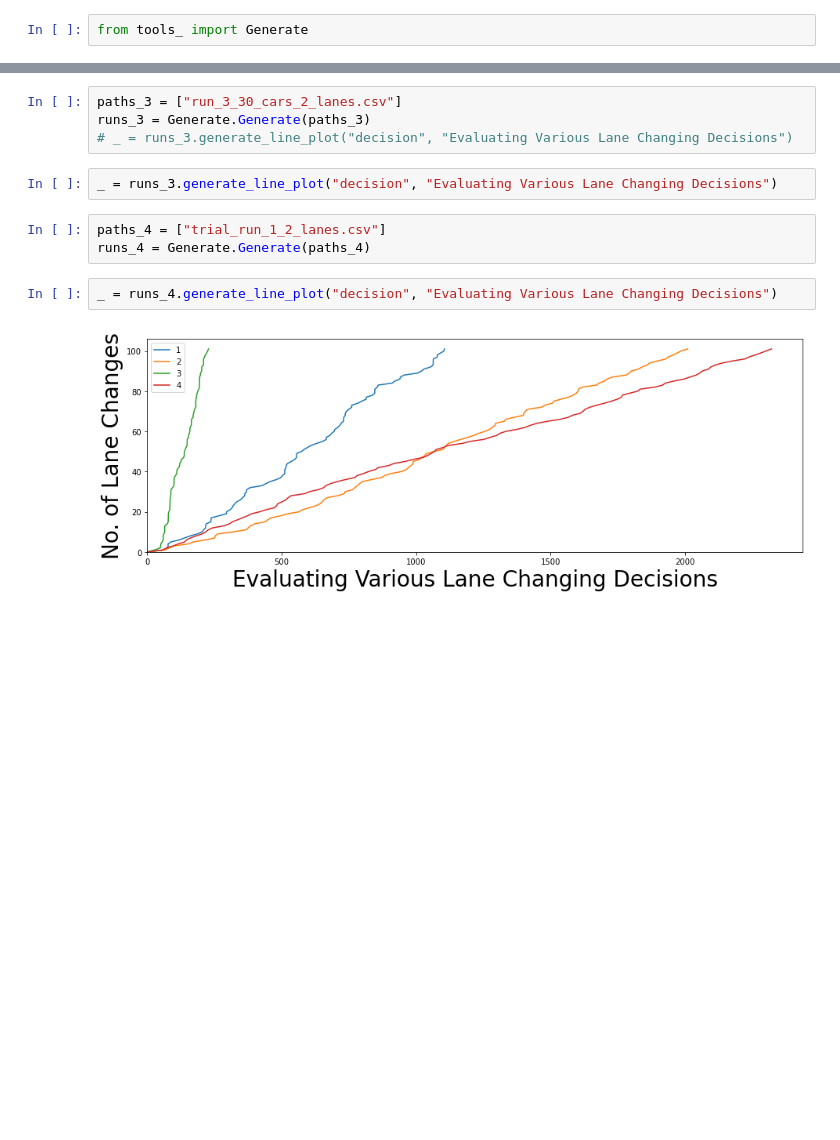
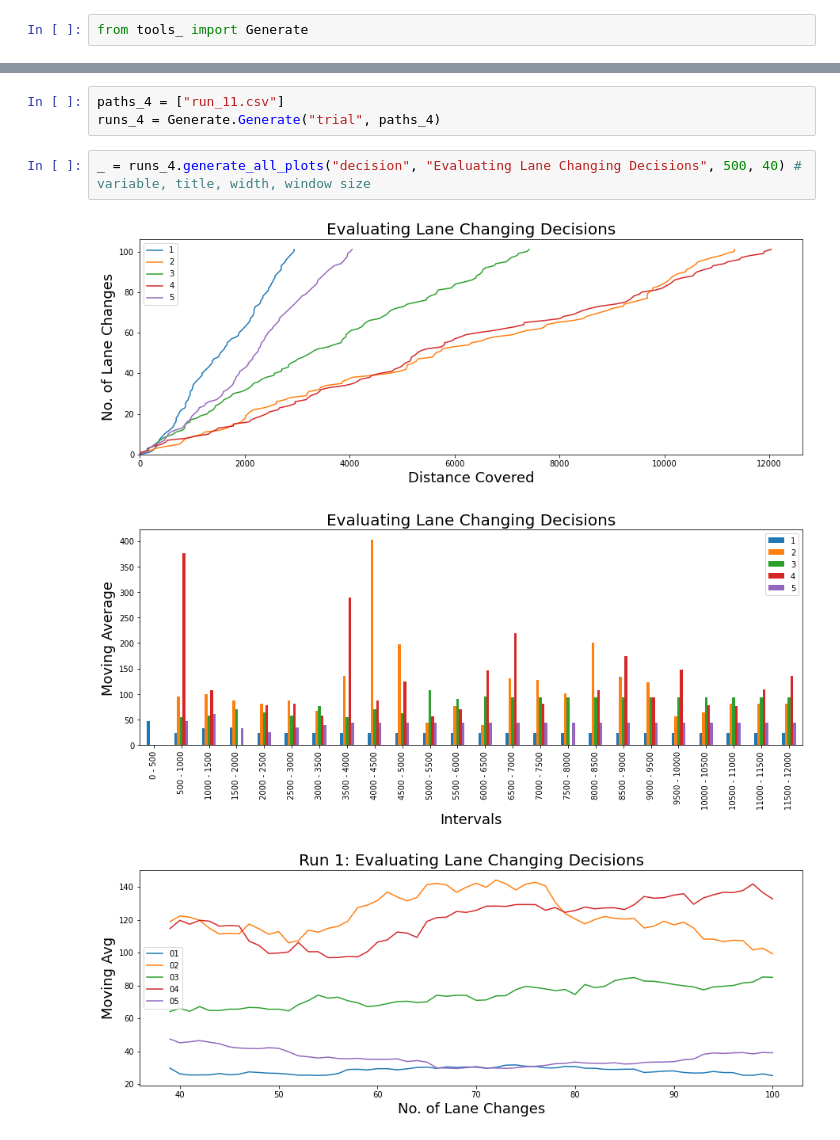
Before and after one commit to Shiv3901/Model_Tester, a Jupyter notebook: Experiment_oct_14.ipynb, the cells around one changed output, grey strips where cells are left out. Drawn from its saved outputs; the diff is of its cells as text; blank space fills up the shorter version.

```diff
--- a/Experiment_oct_14.ipynb
+++ b/Experiment_oct_14.ipynb
@@ -95,13 +36,9 @@ _ = runs_1.generate_moving_avg_plot("decision", "Evaluating Various Lane Changin
-# %%
-paths_3 = ["run_3_30_cars_2_lanes.csv"]
-runs_3 = Generate.Generate(paths_3)
-# _ = runs_3.generate_line_plot("decision", "Evaluating Various Lane Changing Decisions")
+# %%
+paths_4 = ["run_11.csv"]
+runs_4 = Generate.Generate("trial", paths_4)
 # %%
-_ = runs_3.generate_line_plot("decision", "Evaluating Various Lane Changing Decisions")
+_ = runs_4.generate_all_plots("decision", "Evaluating Lane Changing Decisions", 500, 40) # variable, title, width, window size
+# %% [output]
+[figure, added]
+[figure, added]
+[figure, added]
-# %%
-paths_4 = ["trial_run_1_2_lanes.csv"]
-runs_4 = Generate.Generate(paths_4)
-# %%
-_ = runs_4.generate_line_plot("decision", "Evaluating Various Lane Changing Decisions")
-# %% [output]
-[figure, removed]
```
Also changed, not shown: parts of 34 cells of this notebook, 30 other files.
